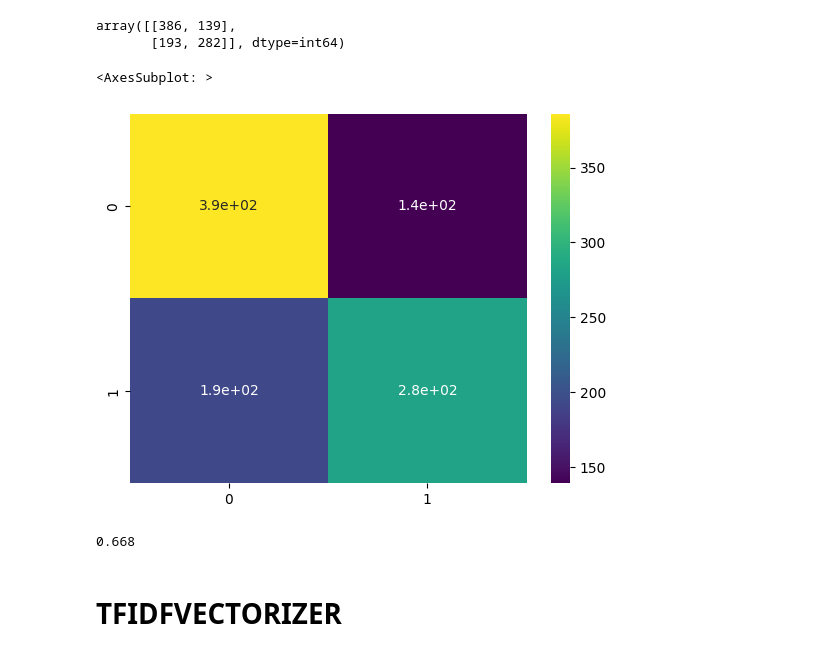
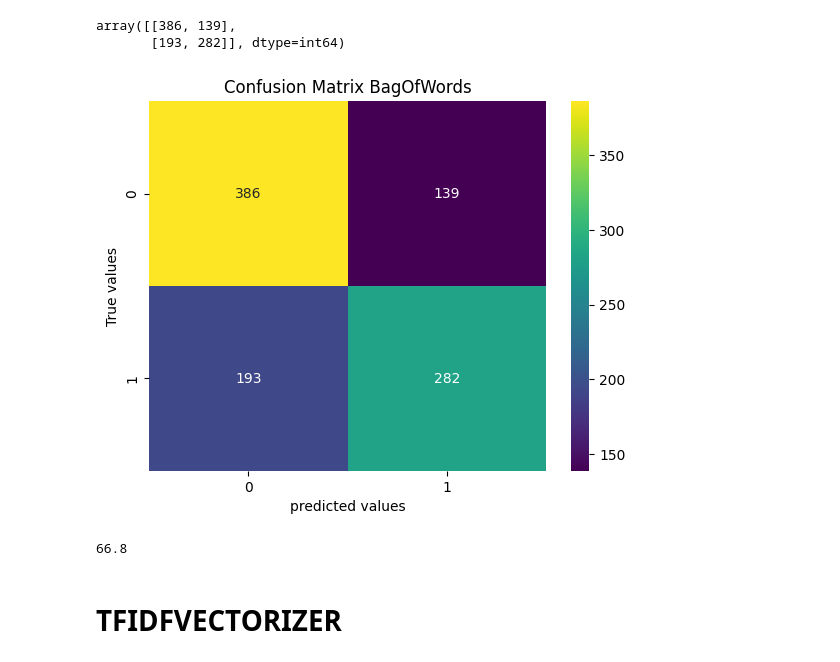
Before and after one commit to Abeshith/IMDBDataset-SentimentAnalysis, a Jupyter notebook: SentimentAnalysis Word2Vec.ipynb, the cells around one changed output. Drawn from its saved outputs; the diff is of its cells as text; code cells hidden in the pictures.

```diff
--- a/SentimentAnalysis Word2Vec.ipynb
+++ b/SentimentAnalysis Word2Vec.ipynb
@@ -204,18 +187,22 @@ from sklearn.metrics import accuracy_score,classification_report,confusion_matri
 # %%
-conf = confusion_matrix(y_test,pred)
-conf
+conf0 = confusion_matrix(y_test,pred)
+conf0
 # %% [output]
 array([[386, 139],
        [193, 282]], dtype=int64)
 # %%
-sns.heatmap(conf, annot = True,cmap='viridis' ,cbar='plasma')
+sns.heatmap(conf0,annot = True,fmt='d',cmap='viridis')
+plt.title("Confusion Matrix BagOfWords")
+plt.xlabel('predicted values')
+plt.ylabel('True values')
+plt.show()
 # %% [output]
-<AxesSubplot: >
-[figure, old version]
+[figure, new version]
 # %%
-accuracy_score(y_test,pred)
+Accuracy_BOG =accuracy_score(y_test,pred)*100
+Accuracy_BOG
 # %% [output]
-0.668
+66.8
 # %% [markdown]
 # TFIDFVECTORIZER
 # %%
```
Also changed, not shown: parts of 33 cells of this notebook.
